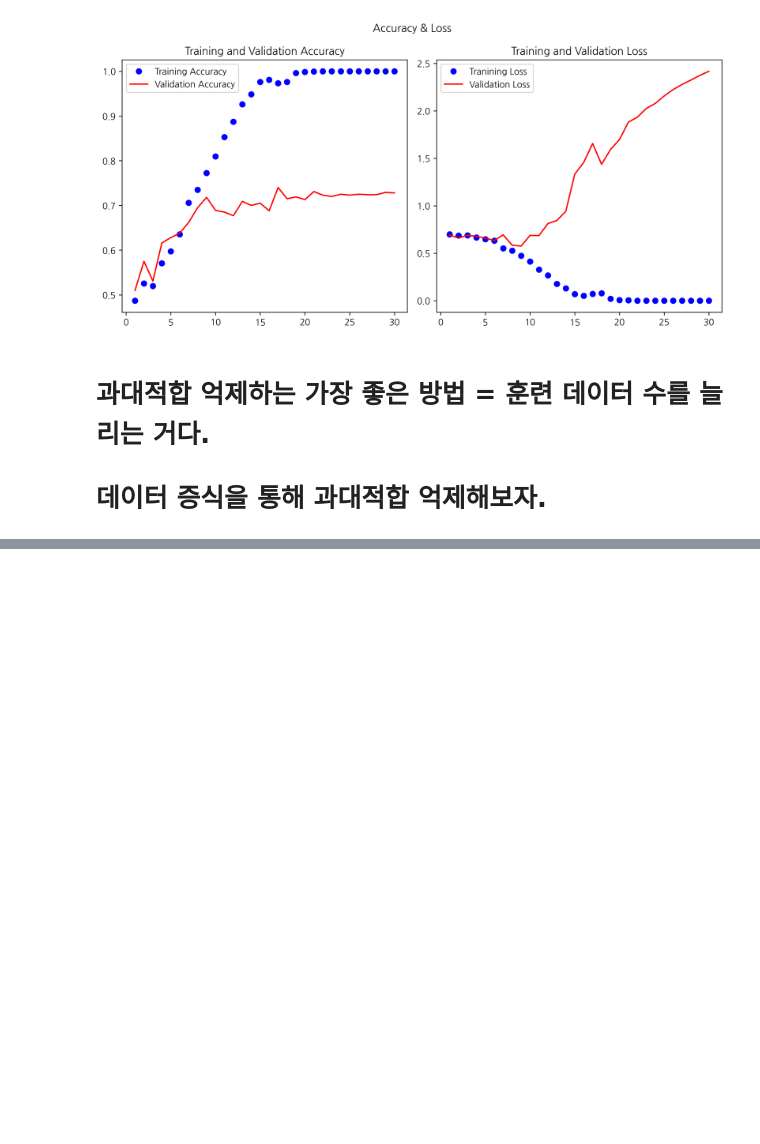
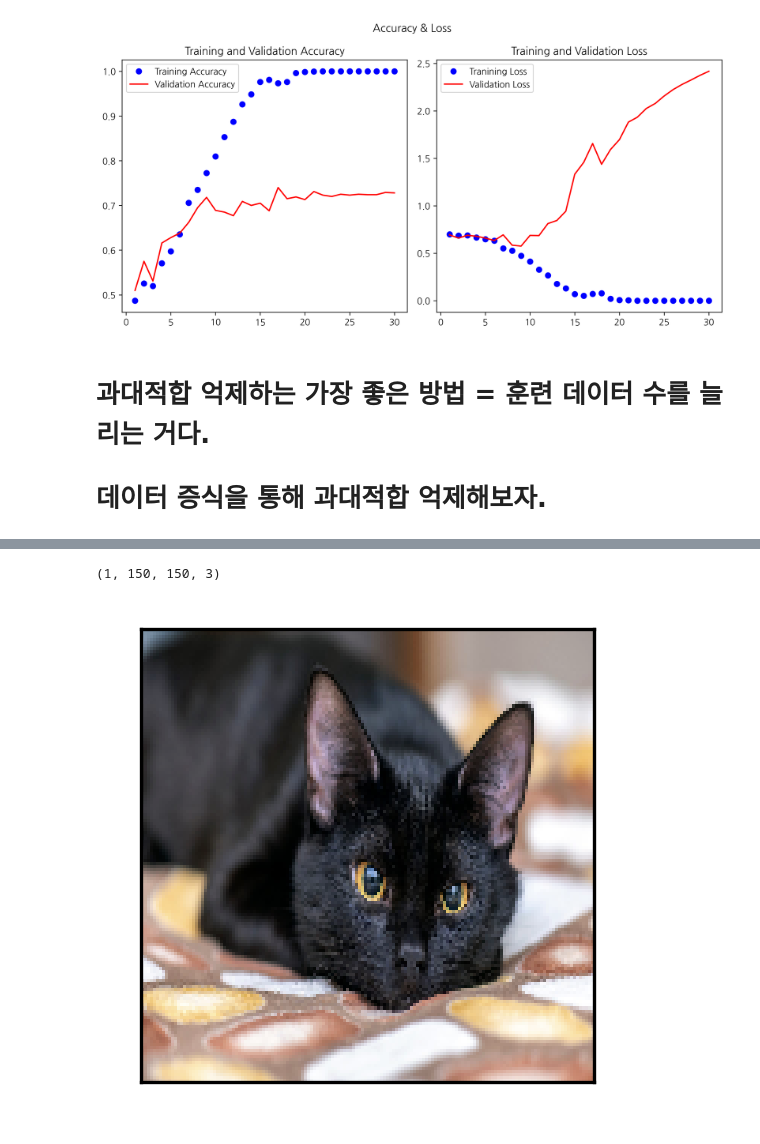
Before and after one commit to tigerkey10/tigerkey10.github.io, a Jupyter notebook: [2022년 2월 26일] 컨브넷 밑바닥 부터 훈련시키기, 컨브넷 이론적 배경 학습.ipynb, the cells around one changed output, grey strips where cells are left out. Cells and saved outputs as stored; diff of their text form; code cells hidden in the pictures; blank space fills up the shorter version.

```diff
--- a/[2022년 2월 26일] 컨브넷 밑바닥 부터 훈련시키기, 컨브넷 이론적 배경 학습.ipynb
+++ b/[2022년 2월 26일] 컨브넷 밑바닥 부터 훈련시키기, 컨브넷 이론적 배경 학습.ipynb
@@ -165,0 +314,25 @@ plt.show()
+# %%
+# 합성곱 층, 풀링 층 출력 시각화
+# '활성화' 시각화
+img_path = '/Users/kibeomkim/Desktop/cc.png'
+
+from keras.preprocessing import image
+
+img = image.load_img(img_path, target_size=(150,150))
+img_tensor = image.img_to_array(img) # 텐서로 변환
+img_tensor = np.expand_dims(img_tensor, axis=0) # 배치 축 추가
+
+img_tensor /= 255.  # 1/255로 스케일 조정
+
+print(img_tensor.shape)
+# %% [output]
+(1, 150, 150, 3)
+# %%
+# 원본 이미지 출력
+plt.figure(figsize=(2,2))
+plt.imshow(img_tensor[0])
+plt.xticks([])
+plt.yticks([])
+plt.show()
+# %% [output]
+[figure, added]
```
Also changed, not shown: parts of 13 cells of this notebook.
